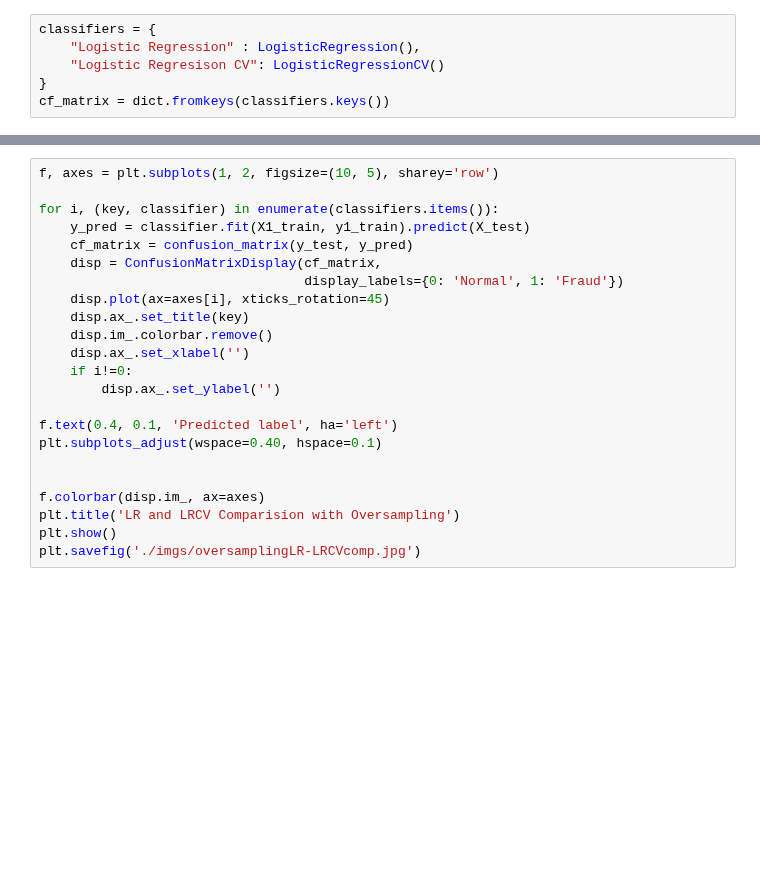
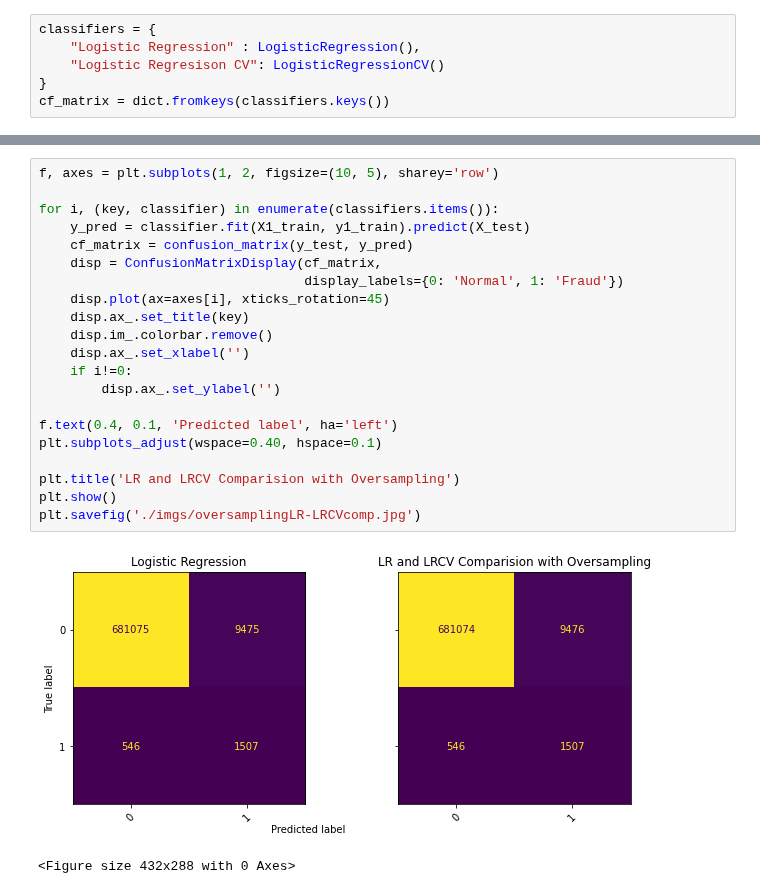
Before and after one commit to kduane/fake_fraud, a Jupyter notebook: logreg.ipynb, the cells around one changed output, grey strips where cells are left out. Drawn from its saved outputs; the diff is of its cells as text; blank space fills up the shorter version.

```diff
--- a/logreg.ipynb
+++ b/logreg.ipynb
@@ -86,26 +89,27 @@ plt.savefig('./imgs/baselineLR-LRCVcomp.jpg')
 # %%
 f, axes = plt.subplots(1, 2, figsize=(10, 5), sharey='row')
 
 for i, (key, classifier) in enumerate(classifiers.items()):
     y_pred = classifier.fit(X1_train, y1_train).predict(X_test)
     cf_matrix = confusion_matrix(y_test, y_pred)
     disp = ConfusionMatrixDisplay(cf_matrix,
                                   display_labels={0: 'Normal', 1: 'Fraud'})
     disp.plot(ax=axes[i], xticks_rotation=45)
     disp.ax_.set_title(key)
     disp.im_.colorbar.remove()
     disp.ax_.set_xlabel('')
     if i!=0:
         disp.ax_.set_ylabel('')
 
 f.text(0.4, 0.1, 'Predicted label', ha='left')
 plt.subplots_adjust(wspace=0.40, hspace=0.1)
 
-
-f.colorbar(disp.im_, ax=axes)
 plt.title('LR and LRCV Comparision with Oversampling')
 plt.show()
 plt.savefig('./imgs/oversamplingLR-LRCVcomp.jpg')
+# %% [output]
+[figure, added]
+<Figure size 432x288 with 0 Axes>
 # %%
 f, axes = plt.subplots(1, 2, figsize=(10, 5), sharey='row')
 
```
Also changed, not shown: parts of 3 cells of this notebook, 6 other files.
